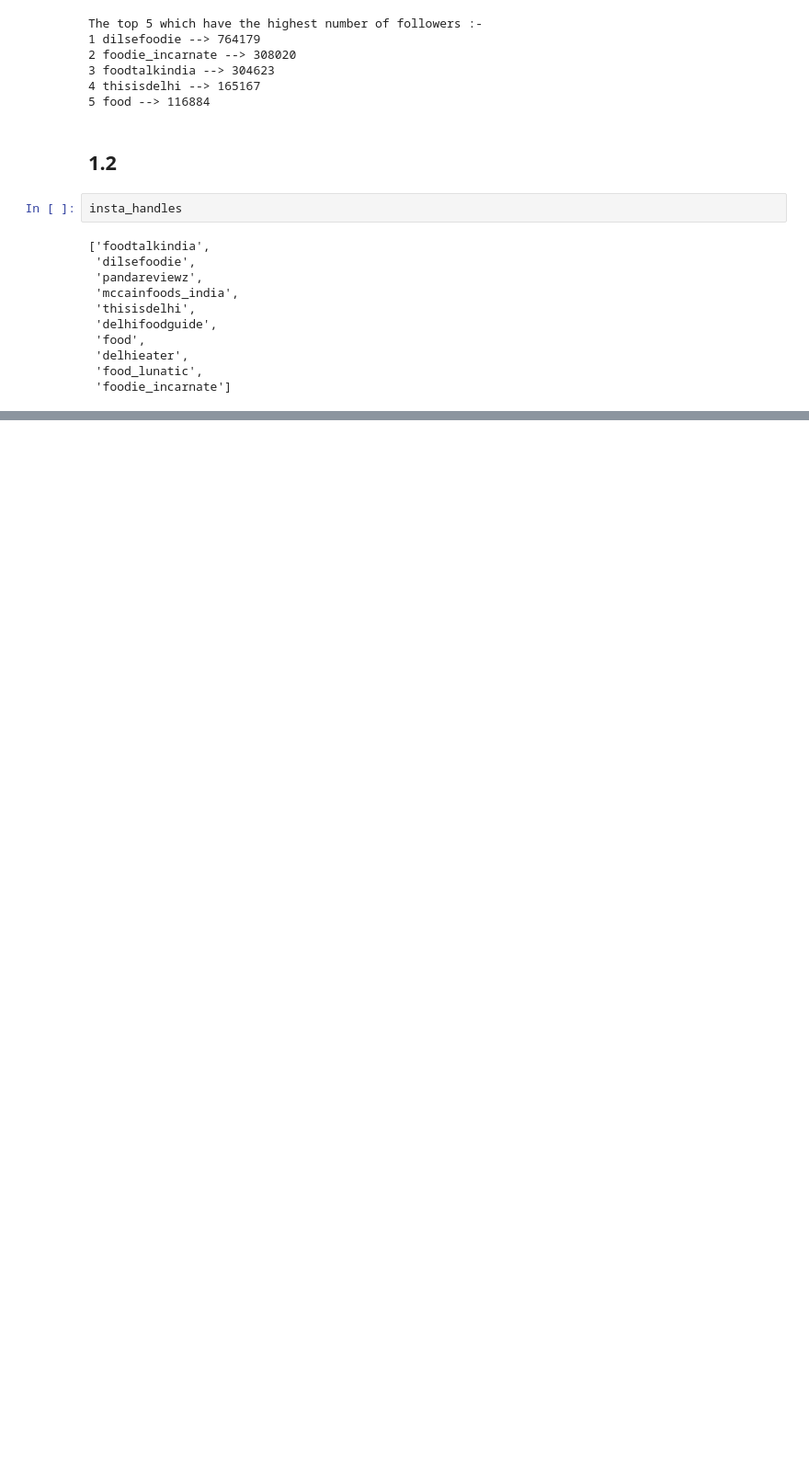
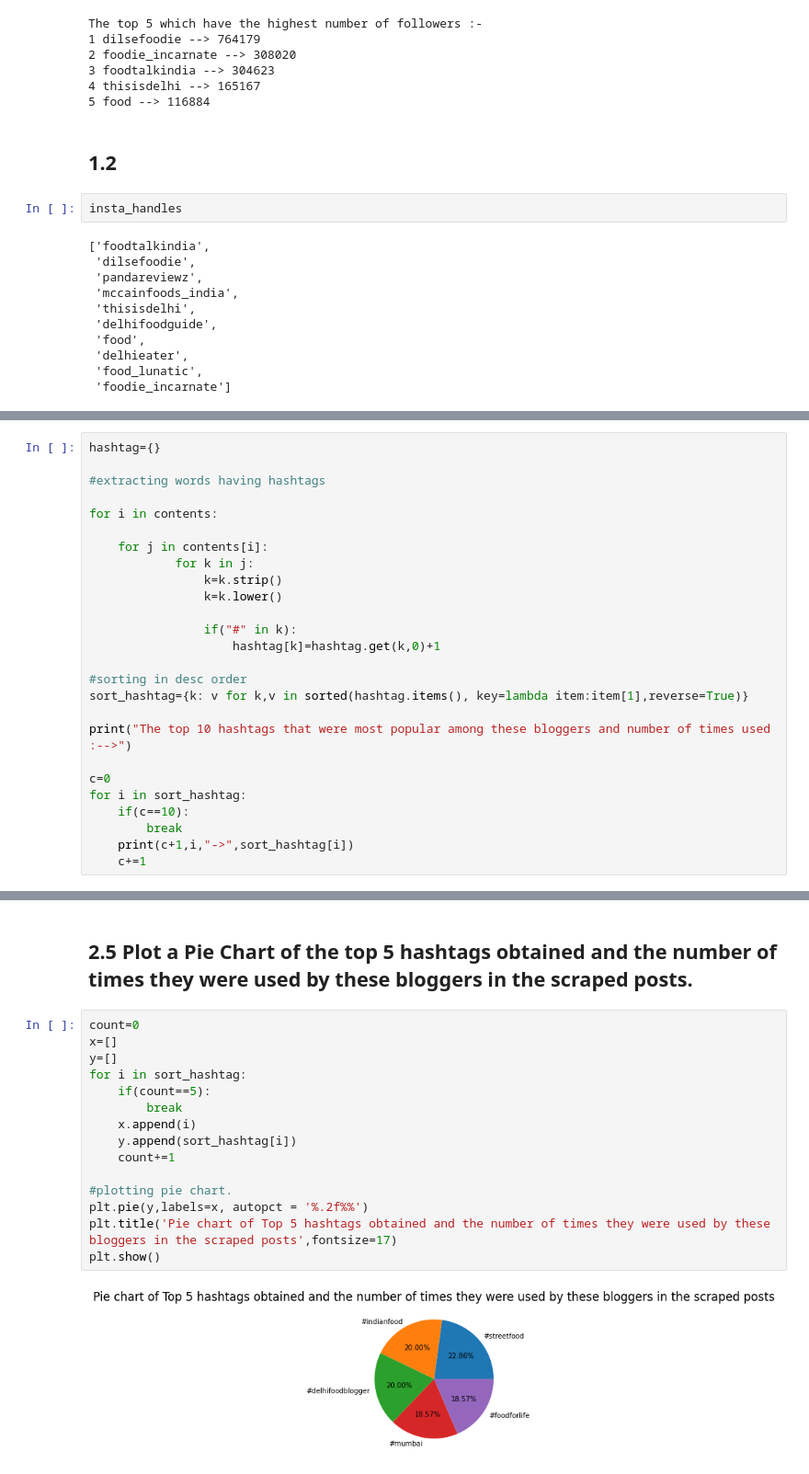
Before and after one commit to gk-gunjan/Web-Scraping, a Jupyter notebook: Assignments/Insta Bot - Part 2.ipynb, the cells around one changed output, grey strips where cells are left out. Shown: that part at 92% size. Cells and saved outputs as stored; diff of their text form; blank space fills up the shorter version.

```diff
--- a/Assignments/Insta Bot - Part 2.ipynb
+++ b/Assignments/Insta Bot - Part 2.ipynb
@@ -209,0 +342,26 @@ sort_d
+# %%
+hashtag={}
+
+#extracting words having hashtags
+
+for i in contents:
+
+    for j in contents[i]:
+            for k in j:
+                k=k.strip()
+                k=k.lower()
+
+                if("#" in k):
+                    hashtag[k]=hashtag.get(k,0)+1
+
+#sorting in desc order
+sort_hashtag={k: v for k,v in sorted(hashtag.items(), key=lambda item:item[1],reverse=True)}
+
+print("The top 10 hashtags that were most popular among these bloggers and number of times used :-->")
+
+c=0
+for i in sort_hashtag:
+    if(c==10):
+        break
+    print(c+1,i,"->",sort_hashtag[i])
+    c+=1
@@ -209,0 +380,19 @@ sort_d
+# %% [markdown]
+## 2.5 Plot a Pie Chart of the top 5 hashtags obtained and the number of times they were used by these bloggers in the scraped posts.
+# %%
+count=0
+x=[]
+y=[]
+for i in sort_hashtag:
+    if(count==5):
+        break
+    x.append(i)
+    y.append(sort_hashtag[i])
+    count+=1
+
+#plotting pie chart.
+plt.pie(y,labels=x, autopct = '%.2f%%')
+plt.title('Pie chart of Top 5 hashtags obtained and the number of times they were used by these bloggers in the scraped posts',fontsize=17)
+plt.show()
+# %% [output]
+[figure, added]
```
Also changed, not shown: parts of 35 cells of this notebook, 1 other file.
